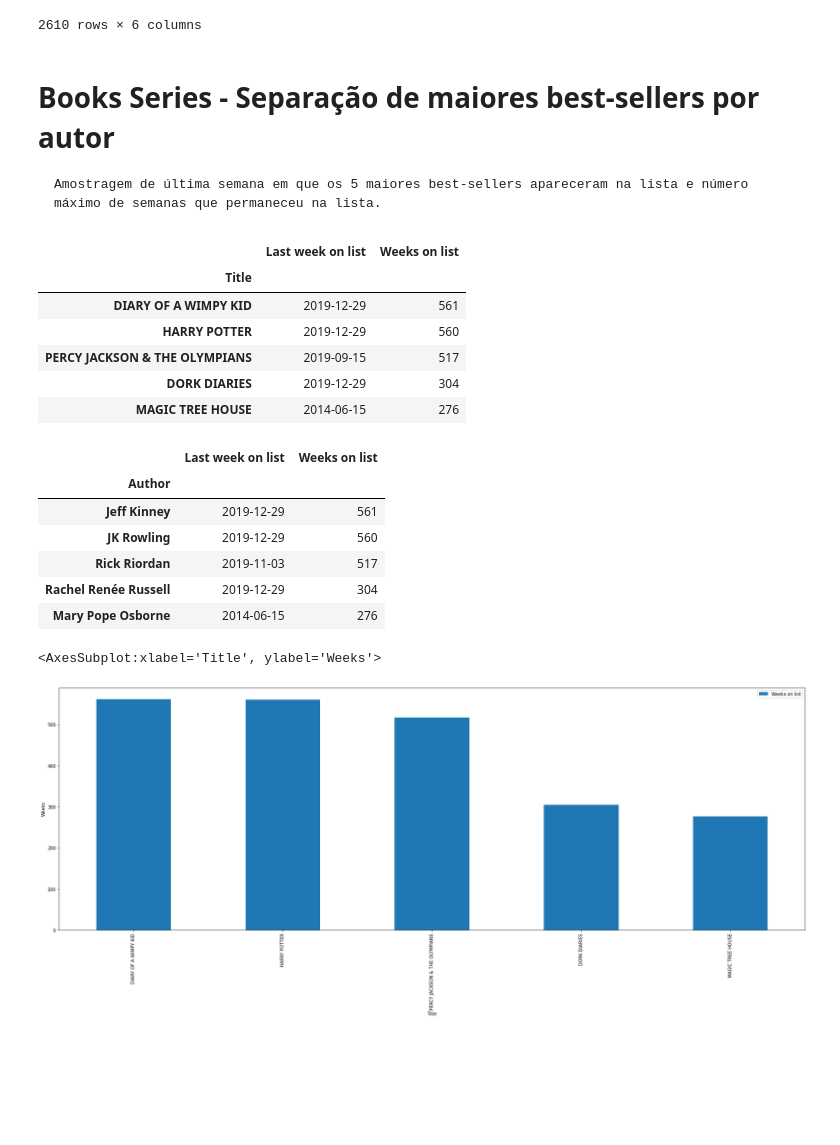
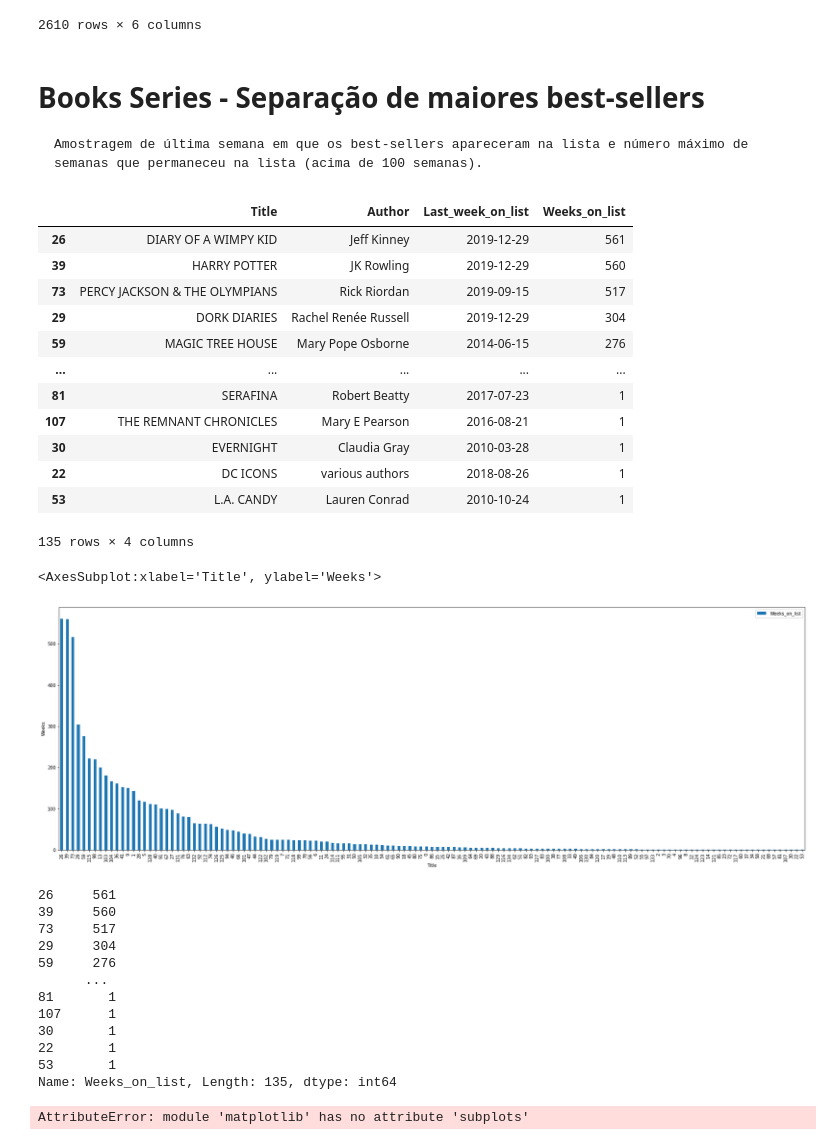
Before and after one commit to ArthurLimaMoreira/An-lise-de-dados---The-New-York-Times-Best-Sellers, a Jupyter notebook: Best Sellers 2010-2019 The New York Times.ipynb, the cells around one changed output. Cells and saved outputs as stored; diff of their text form; code cells hidden in the pictures; blank space fills up the shorter version.

```diff
--- a/Best Sellers 2010-2019 The New York Times.ipynb
+++ b/Best Sellers 2010-2019 The New York Times.ipynb
@@ -156,37 +156,46 @@ display(classe_series)
 | 61414 | 2019-12-29 | Series Books | 5 | DORK DIARIES | Rachel Renée Russell | 304 |
 2610 rows × 6 columns
 # %% [markdown]
-# Books Series - Separação de maiores best-sellers por autor
-    Amostragem de última semana em que os 5 maiores best-sellers apareceram na lista e número máximo de semanas que permaneceu na lista.
+# Books Series - Separação de maiores best-sellers
+    Amostragem de última semana em que os best-sellers apareceram na lista e número máximo de semanas que permaneceu na lista (acima de 100 semanas).
 # %%
 #   SELECIONANDO AS 10 SÉRIES DE LIVROS MAIS VENDIDAS
-series = classe_series[['published_date', 'title', 'weeks_on_list']].groupby(['title']).max().sort_values(['weeks_on_list'], ascending=False).head(5)
-series.rename(columns={'weeks_on_list': 'Weeks on list', 'published_date': 'Last week on list'}, inplace=True)
-series.index.name = 'Title'
-display(series)
+books_series = classe_series[['published_date', 'title', 'author', 'weeks_on_list']].groupby(['title', 'author'], as_index=False).max().sort_values(['weeks_on_list'], ascending=False)
+books_series.rename(columns={'weeks_on_list': 'Weeks_on_list', 'published_date': 'Last_week_on_list', 'author': 'Author', 'title': 'Title'}, inplace=True)
 
-#   SELECIONANDO OS 10 AUTORES MAIS VENDIDOS
-autores_series = classe_series[['published_date', 'author', 'weeks_on_list']].groupby(['author']).max().sort_values(['weeks_on_list'], ascending=False).head(5)
-autores_series.rename(columns={'weeks_on_list': 'Weeks on list', 'published_date': 'Last week on list'}, inplace=True)
-autores_series.index.name = 'Author'
-display(autores_series)
+display(books_series)
 # %% [output]
-|  | Last week on list | Weeks on list |
-| Title |  |  |
-| DIARY OF A WIMPY KID | 2019-12-29 | 561 |
-| HARRY POTTER | 2019-12-29 | 560 |
-| PERCY JACKSON & THE OLYMPIANS | 2019-09-15 | 517 |
-| DORK DIARIES | 2019-12-29 | 304 |
-| MAGIC TREE HOUSE | 2014-06-15 | 276 |
+|  | Title | Author | Last_week_on_list | Weeks_on_list |
+| 26 | DIARY OF A WIMPY KID | Jeff Kinney | 2019-12-29 | 561 |
+| 39 | HARRY POTTER | JK Rowling | 2019-12-29 | 560 |
+| 73 | PERCY JACKSON & THE OLYMPIANS | Rick Riordan | 2019-09-15 | 517 |
+| 29 | DORK DIARIES | Rachel Renée Russell | 2019-12-29 | 304 |
+| 59 | MAGIC TREE HOUSE | Mary Pope Osborne | 2014-06-15 | 276 |
+| ... | ... | ... | ... | ... |
+| 81 | SERAFINA | Robert Beatty | 2017-07-23 | 1 |
+| 107 | THE REMNANT CHRONICLES | Mary E Pearson | 2016-08-21 | 1 |
+| 30 | EVERNIGHT | Claudia Gray | 2010-03-28 | 1 |
+| 22 | DC ICONS | various authors | 2018-08-26 | 1 |
+| 53 | L.A. CANDY | Lauren Conrad | 2010-10-24 | 1 |
-|  | Last week on list | Weeks on list |
-| Author |  |  |
-| Jeff Kinney | 2019-12-29 | 561 |
-| JK Rowling | 2019-12-29 | 560 |
-| Rick Riordan | 2019-11-03 | 517 |
-| Rachel Renée Russell | 2019-12-29 | 304 |
-| Mary Pope Osborne | 2014-06-15 | 276 |
+135 rows × 4 columns
 # %%
-series.plot(kind='bar', figsize=(30,10), ylabel = 'Weeks', xlabel = 'Title')
+books_series.plot(kind='bar', figsize=(30,10), ylabel = 'Weeks', xlabel = 'Title')
 # %% [output]
 <AxesSubplot:xlabel='Title', ylabel='Weeks'>
-[figure, old version]
+[figure, new version]
+# %%
+ax = books_series.filter(items=['Title', 'Weeks_on_list', 'Last_week_on_list'])\
+# %% [output]
+26     561
+39     560
+73     517
+29     304
+59     276
+      ...
+81       1
+107      1
+30       1
+22       1
+53       1
+Name: Weeks_on_list, Length: 135, dtype: int64
+AttributeError: module 'matplotlib' has no attribute 'subplots'
```
